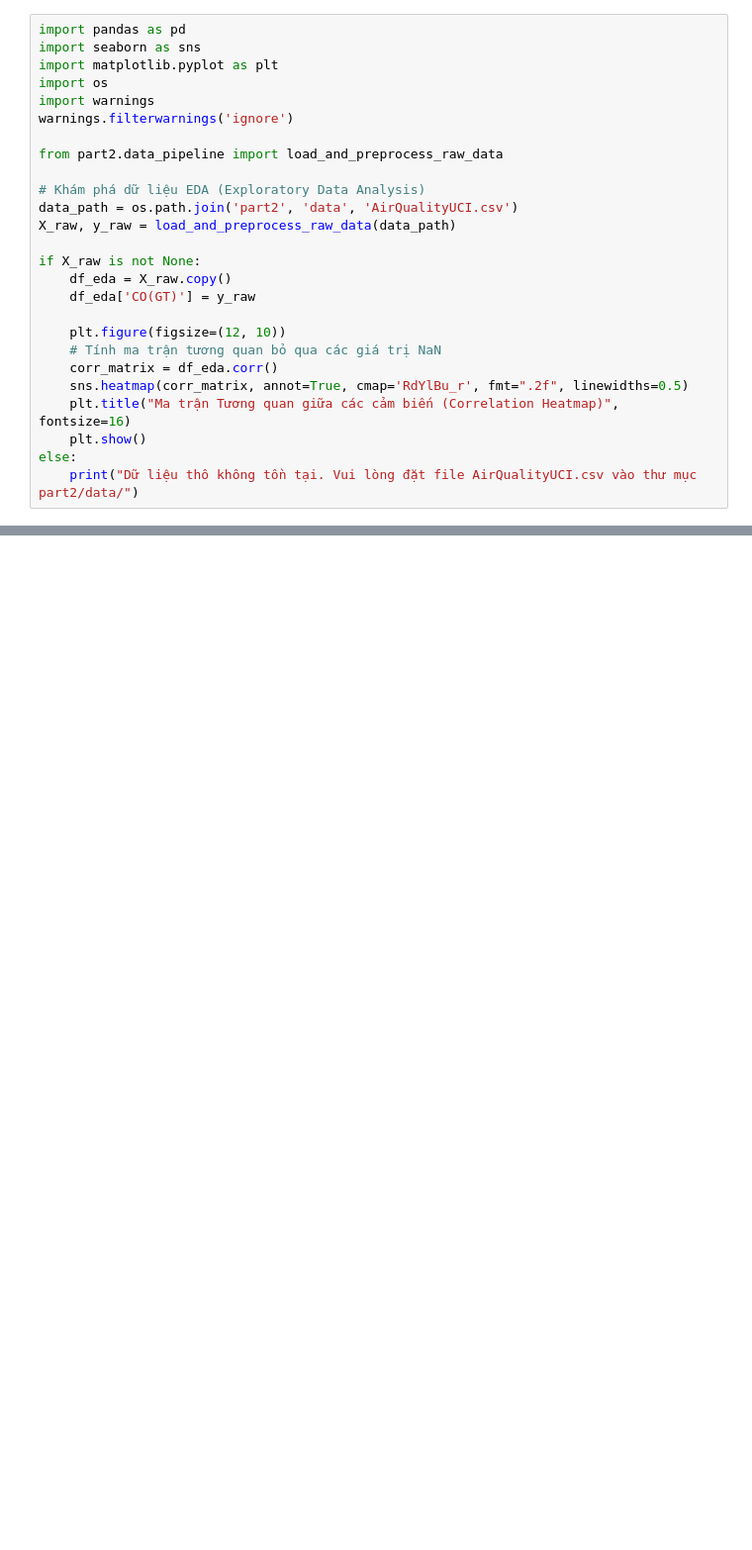
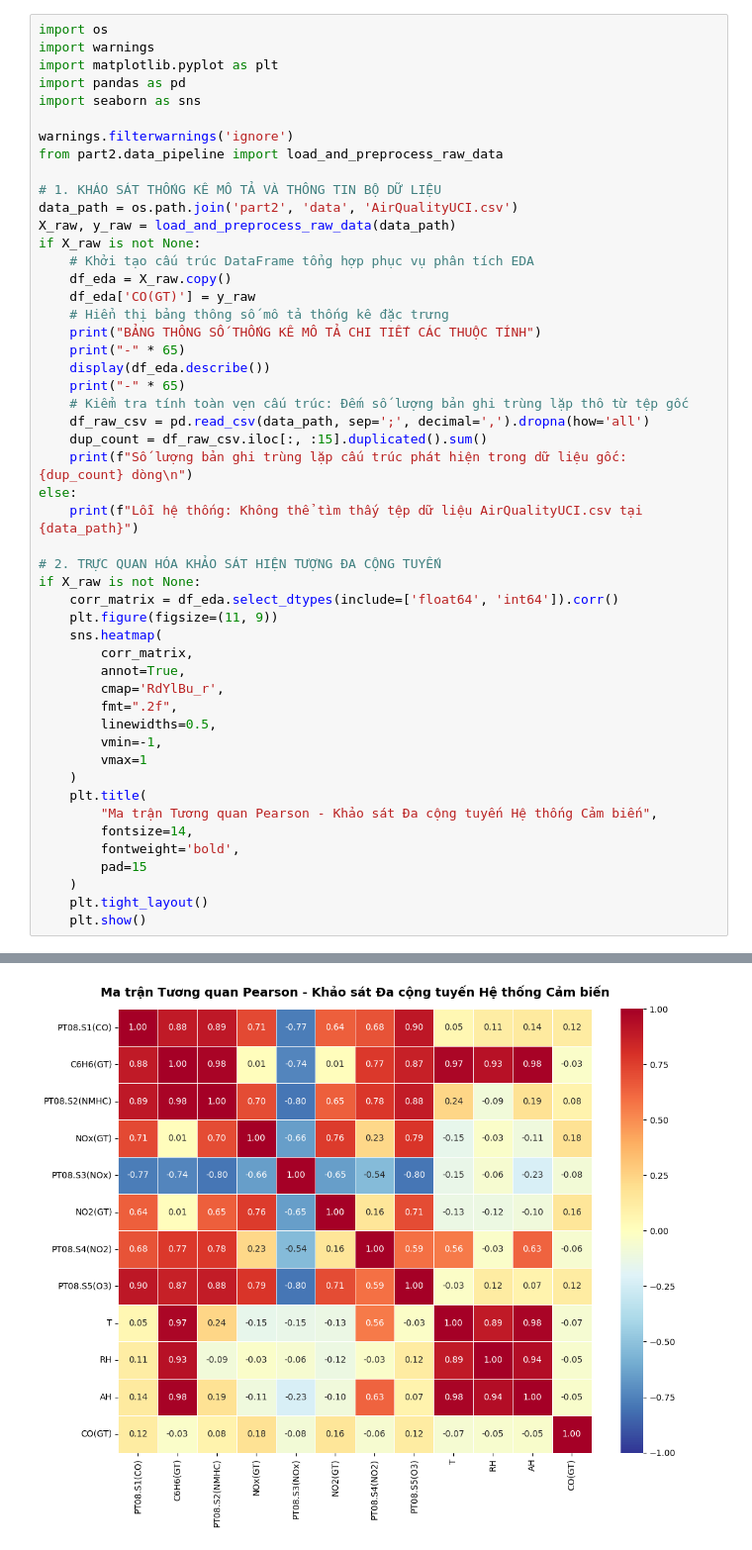
Before and after one commit to Hidebray/Data-fitting--OLS, a Jupyter notebook: part2_notebook.ipynb, the cells around one changed output, grey strips where cells are left out. Shown at 99% size. Saved outputs shown, nothing was run; the diff lists cells and outputs as text; blank space fills up the shorter version.

```diff
--- a/part2_notebook.ipynb
+++ b/part2_notebook.ipynb
@@ -6,26 +9,51 @@ Bộ dữ liệu AirQualityUCI đo lường chất lượng không khí nhưng t
 # %%
+import os
+import warnings
+import matplotlib.pyplot as plt
 import pandas as pd
 import seaborn as sns
-import matplotlib.pyplot as plt
-import os
-import warnings
+
 warnings.filterwarnings('ignore')
-
 from part2.data_pipeline import load_and_preprocess_raw_data
 
-# Khám phá dữ liệu EDA (Exploratory Data Analysis)
+# 1. KHÁO SÁT THỐNG KÊ MÔ TẢ VÀ THÔNG TIN BỘ DỮ LIỆU
 data_path = os.path.join('part2', 'data', 'AirQualityUCI.csv')
 X_raw, y_raw = load_and_preprocess_raw_data(data_path)
-
 if X_raw is not None:
+    # Khởi tạo cấu trúc DataFrame tổng hợp phục vụ phân tích EDA
     df_eda = X_raw.copy()
     df_eda['CO(GT)'] = y_raw
+    # Hiển thị bảng thông số mô tả thống kê đặc trưng
+    print("BẢNG THÔNG SỐ THỐNG KÊ MÔ TẢ CHI TIẾT CÁC THUỘC TÍNH")
+    print("-" * 65)
+    display(df_eda.describe())
+    print("-" * 65)
+    # Kiểm tra tính toàn vẹn cấu trúc: Đếm số lượng bản ghi trùng lặp thô từ tệp gốc
+    df_raw_csv = pd.read_csv(data_path, sep=';', decimal=',').dropna(how='all')
+    dup_count = df_raw_csv.iloc[:, :15].duplicated().sum()
+    print(f"Số lượng bản ghi trùng lặp cấu trúc phát hiện trong dữ liệu gốc: {dup_count} dòng\n")
+else:
+    print(f"Lỗi hệ thống: Không thể tìm thấy tệp dữ liệu AirQualityUCI.csv tại {data_path}")
 
-    plt.figure(figsize=(12, 10))
-    # Tính ma trận tương quan bỏ qua các giá trị NaN
-    corr_matrix = df_eda.corr()
-    sns.heatmap(corr_matrix, annot=True, cmap='RdYlBu_r', fmt=".2f", linewidths=0.5)
-    plt.title("Ma trận Tương quan giữa các cảm biến (Correlation Heatmap)", fontsize=16)
+# 2. TRỰC QUAN HÓA KHẢO SÁT HIỆN TƯỢNG ĐA CỘNG TUYẾN
+if X_raw is not None:
+    corr_matrix = df_eda.select_dtypes(include=['float64', 'int64']).corr()
+    plt.figure(figsize=(11, 9))
+    sns.heatmap(
+        corr_matrix,
+        annot=True,
+        cmap='RdYlBu_r',
+        fmt=".2f",
+        linewidths=0.5,
+        vmin=-1,
+        vmax=1
+    )
+    plt.title(
+        "Ma trận Tương quan Pearson - Khảo sát Đa cộng tuyến Hệ thống Cảm biến",
+        fontsize=14,
+        fontweight='bold',
+        pad=15
+    )
+    plt.tight_layout()
     plt.show()
-else:
-    print("Dữ liệu thô không tồn tại. Vui lòng đặt file AirQualityUCI.csv vào thư mục part2/data/")
+# %% [output]
@@ -32 +73,2 @@ else:
+[figure, added]
 # %%
```
Also changed, not shown: parts of 6 cells of this notebook.
